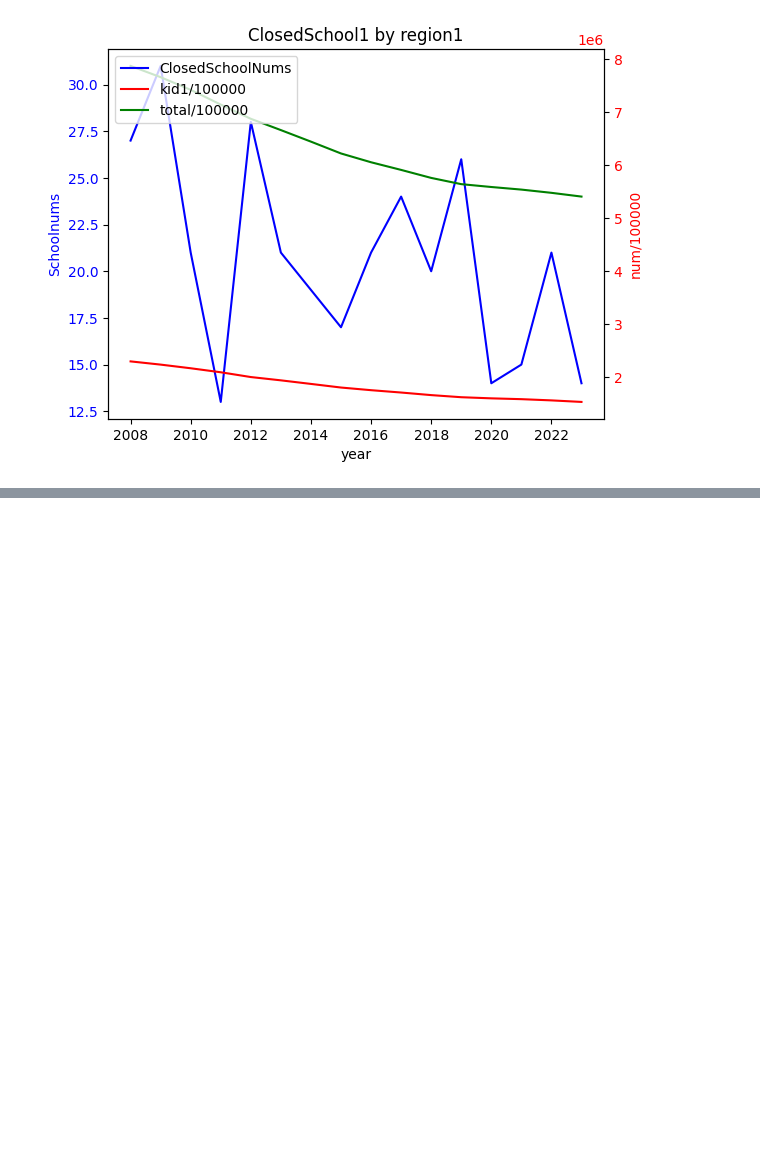
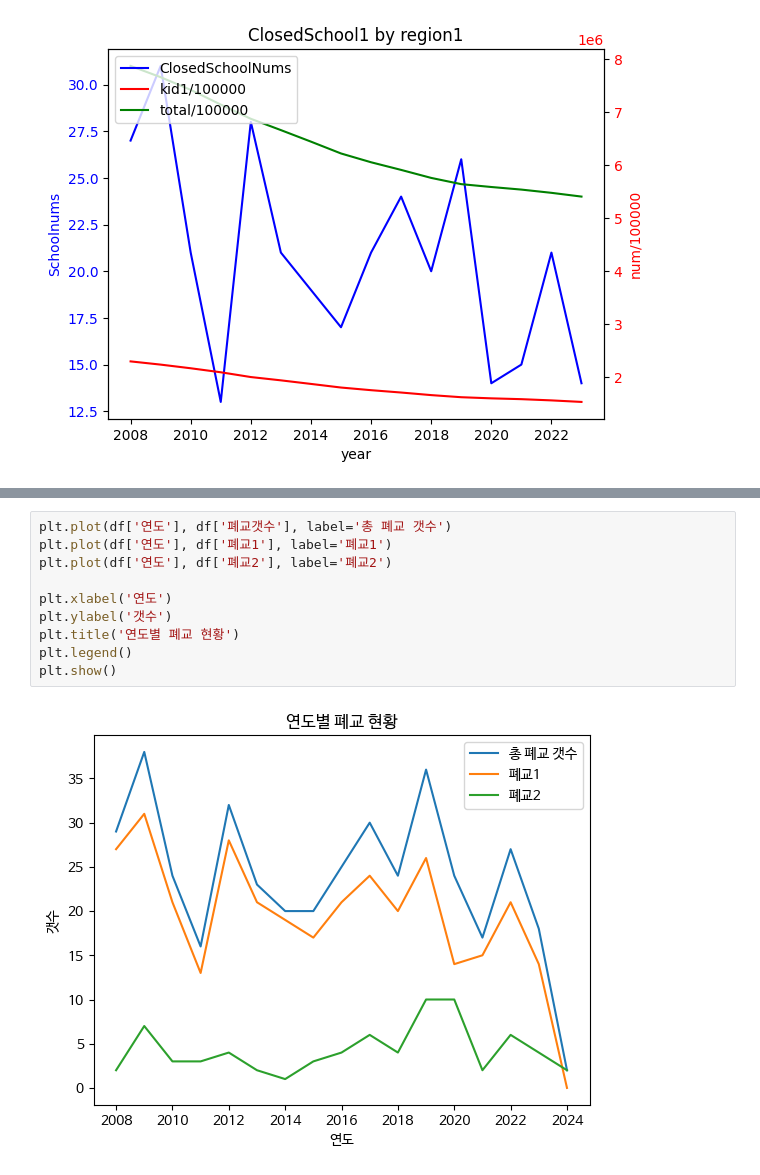
Before and after one commit to LYZAcell/data_study, a Jupyter notebook: 데이터저널/폐교+인구시계열0830~.ipynb, the cells around one changed output, grey strips where cells are left out. Cells and saved outputs as stored; diff of their text form; blank space fills up the shorter version.

```diff
--- a/데이터저널/폐교+인구시계열0830~.ipynb
+++ b/데이터저널/폐교+인구시계열0830~.ipynb
@@ -203,0 +305,12 @@ plt.show()
+# %%
+plt.plot(df['연도'], df['폐교갯수'], label='총 폐교 갯수')
+plt.plot(df['연도'], df['폐교1'], label='폐교1')
+plt.plot(df['연도'], df['폐교2'], label='폐교2')
+
+plt.xlabel('연도')
+plt.ylabel('갯수')
+plt.title('연도별 폐교 현황')
+plt.legend()
+plt.show()
+# %% [output]
+[figure, added]
```
Also changed, not shown: parts of 7 cells of this notebook.
